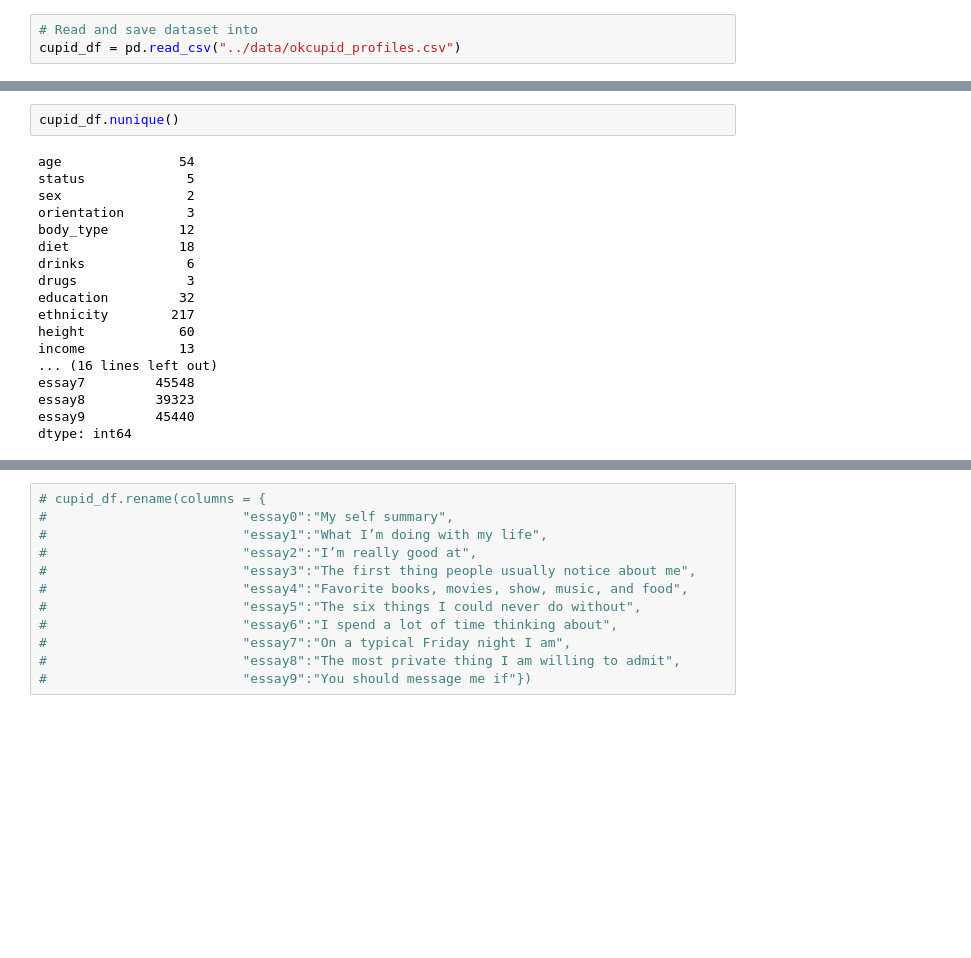
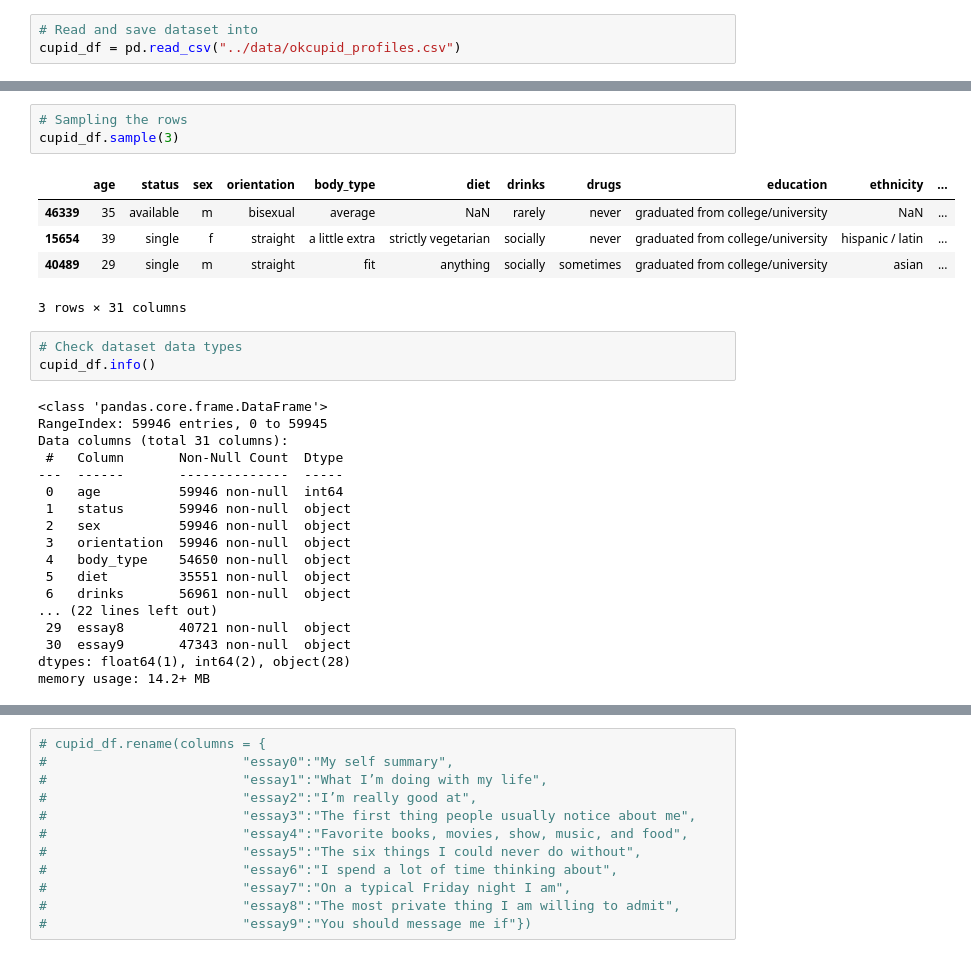
Before and after one commit to truongphamnguyen/daimil-midterm-project, a Jupyter notebook: notebooks/exploring_data.ipynb, the cells around one changed output, grey strips where cells are left out. Cells and saved outputs as stored; diff of their text form; blank space fills up the shorter version.

```diff
--- a/notebooks/explore_data.ipynb
+++ b/notebooks/exploring_data.ipynb
@@ -54,20 +8,30 @@ cupid_df.describe()
-# %%
-cupid_df.nunique()
-# %% [output]
-age               54
-status             5
-sex                2
-orientation        3
-body_type         12
-diet              18
-drinks             6
-drugs              3
-education         32
-ethnicity        217
-height            60
-income            13
-... (16 lines left out)
-essay7         45548
-essay8         39323
-essay9         45440
-dtype: int64
+# %%
+# Sampling the rows
+cupid_df.sample(3)
+# %% [output]
+|  | age | status | sex | orientation | body_type | diet | drinks | drugs | education | ethnicity | ... |
+| 46339 | 35 | available | m | bisexual | average | NaN | rarely | never | graduated from college/university | NaN | ... |
+| 15654 | 39 | single | f | straight | a little extra | strictly vegetarian | socially | never | graduated from college/university | hispanic / latin | ... |
+| 40489 | 29 | single | m | straight | fit | anything | socially | sometimes | graduated from college/university | asian | ... |
+3 rows × 31 columns
+# %%
+# Check dataset data types
+cupid_df.info()
+# %% [output]
+<class 'pandas.core.frame.DataFrame'>
+RangeIndex: 59946 entries, 0 to 59945
+Data columns (total 31 columns):
+ #   Column       Non-Null Count  Dtype
+---  ------       --------------  -----
+ 0   age          59946 non-null  int64
+ 1   status       59946 non-null  object
+ 2   sex          59946 non-null  object
+ 3   orientation  59946 non-null  object
+ 4   body_type    54650 non-null  object
+ 5   diet         35551 non-null  object
+ 6   drinks       56961 non-null  object
+... (22 lines left out)
+ 29  essay8       40721 non-null  object
+ 30  essay9       47343 non-null  object
+dtypes: float64(1), int64(2), object(28)
+memory usage: 14.2+ MB
```
Also changed, not shown: parts of 14 cells of this notebook, 4 other files.
